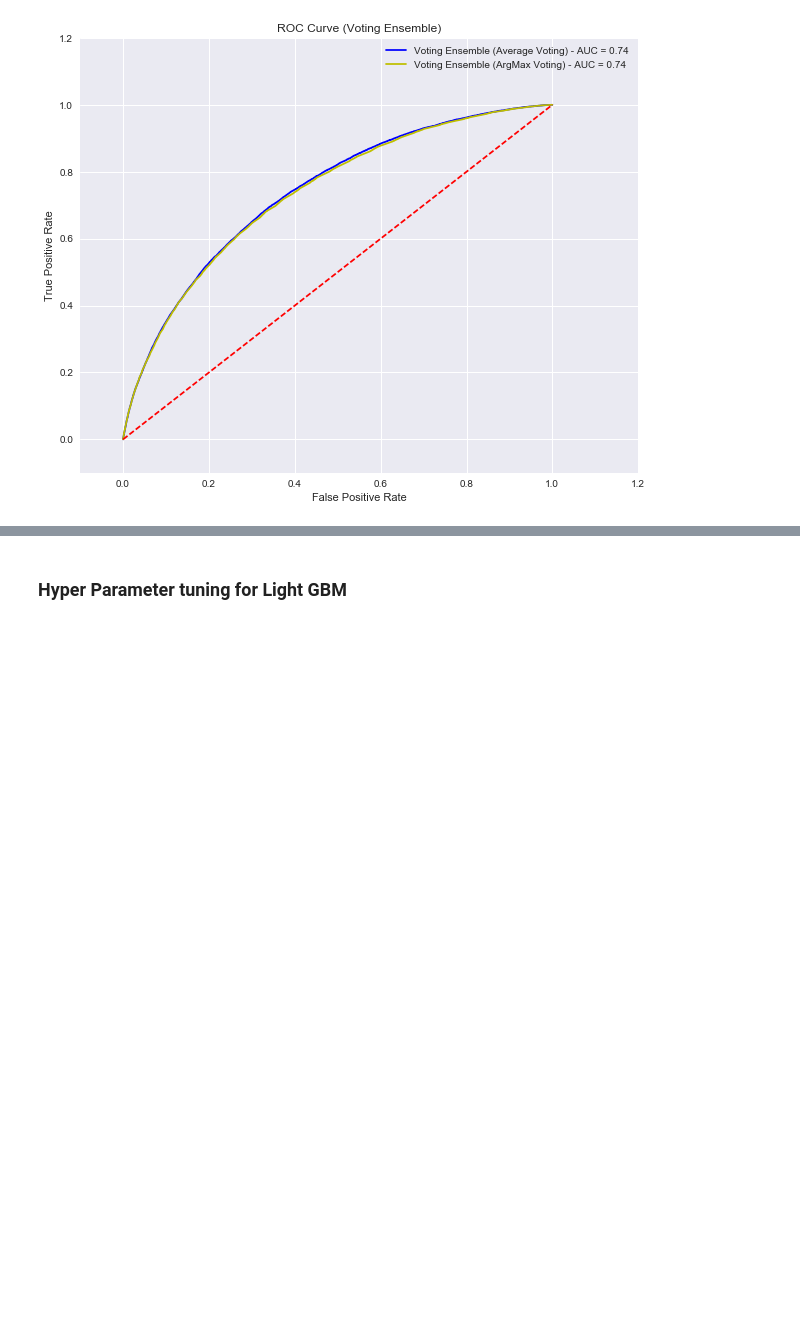
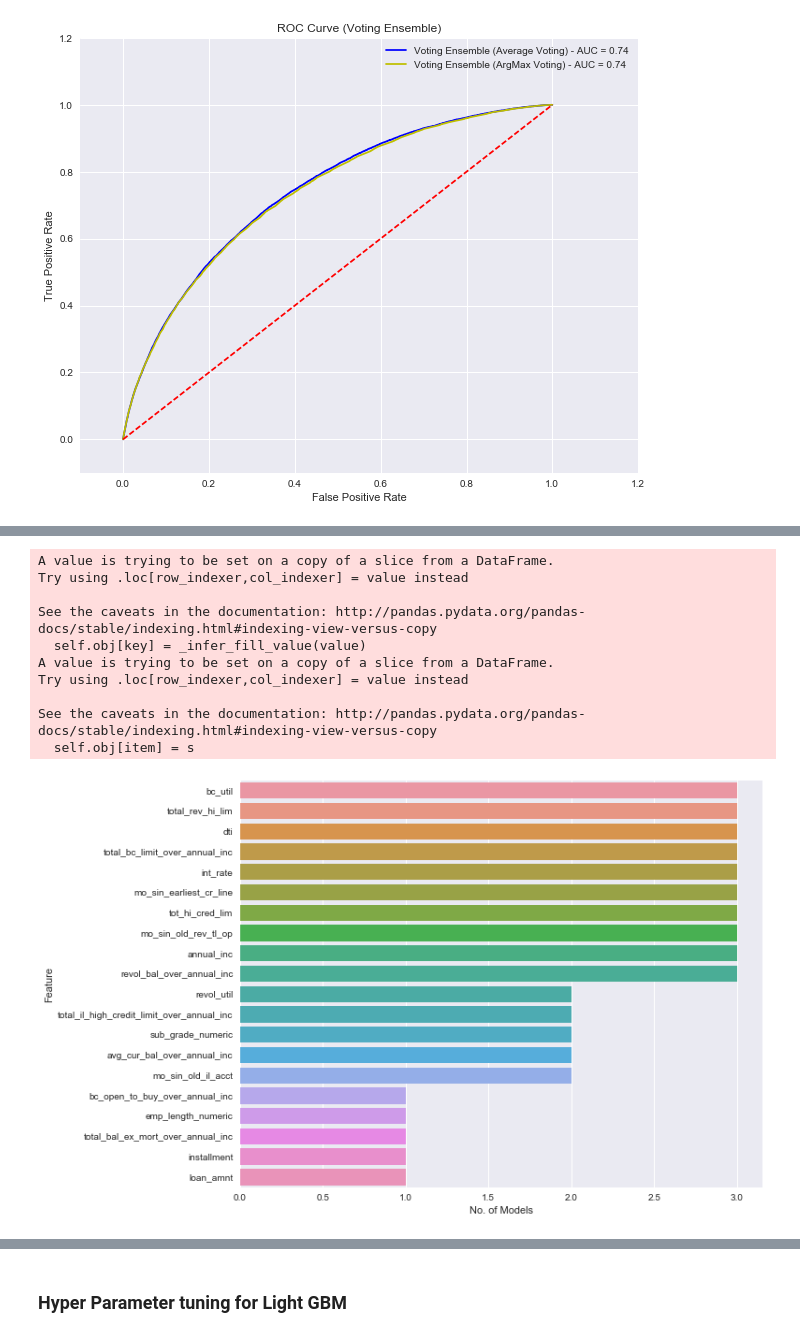
Before and after one commit to anurekhat/Capstone, a Jupyter notebook: LendingClub/ModellingLendingClubLoans.ipynb, the cells around one changed output, grey strips where cells are left out. Saved outputs shown, nothing was run; the diff lists cells and outputs as text; code cells hidden in the pictures; blank space fills up the shorter version.

```diff
--- a/LendingClub/ModellingLendingClubLoans.ipynb
+++ b/LendingClub/ModellingLendingClubLoans.ipynb
@@ -431,0 +448,29 @@ allmodelscores
+# %%
+# Compare top 15 features across the three models
+rf_top = rf_importance.head(15)
+rf_top.loc[:,'Model'] = 'Random Forest'
+xg_top = xg_importance.head(15)
+xg_top.loc[:,'Model'] = 'XG Boost'
+lgbm_top = lgbm_importance.head(15)
+lgbm_top.loc[:,'Model'] = 'Light GBM'
+frames = [rf_top, xg_top, lgbm_top]
+top_features = pd.concat(frames, axis = 0)
+#top_features =
+top = pd.DataFrame(top_features.feature.value_counts())
+top['feature_name'] = top.index
+ax = sns.barplot(x = 'feature', y = 'feature_name' ,data = top)
+ax.set_xlabel('No. of Models')
+ax.set_ylabel('Feature')
+plt.savefig('Top-features.png')
+# %% [output]
+A value is trying to be set on a copy of a slice from a DataFrame.
+Try using .loc[row_indexer,col_indexer] = value instead
+
+See the caveats in the documentation: http://pandas.pydata.org/pandas-docs/stable/indexing.html#indexing-view-versus-copy
+  self.obj[key] = _infer_fill_value(value)
+A value is trying to be set on a copy of a slice from a DataFrame.
+Try using .loc[row_indexer,col_indexer] = value instead
+
+See the caveats in the documentation: http://pandas.pydata.org/pandas-docs/stable/indexing.html#indexing-view-versus-copy
+  self.obj[item] = s
+[figure, added]
```
Also changed, not shown: parts of 8 cells of this notebook, 1 other file.
